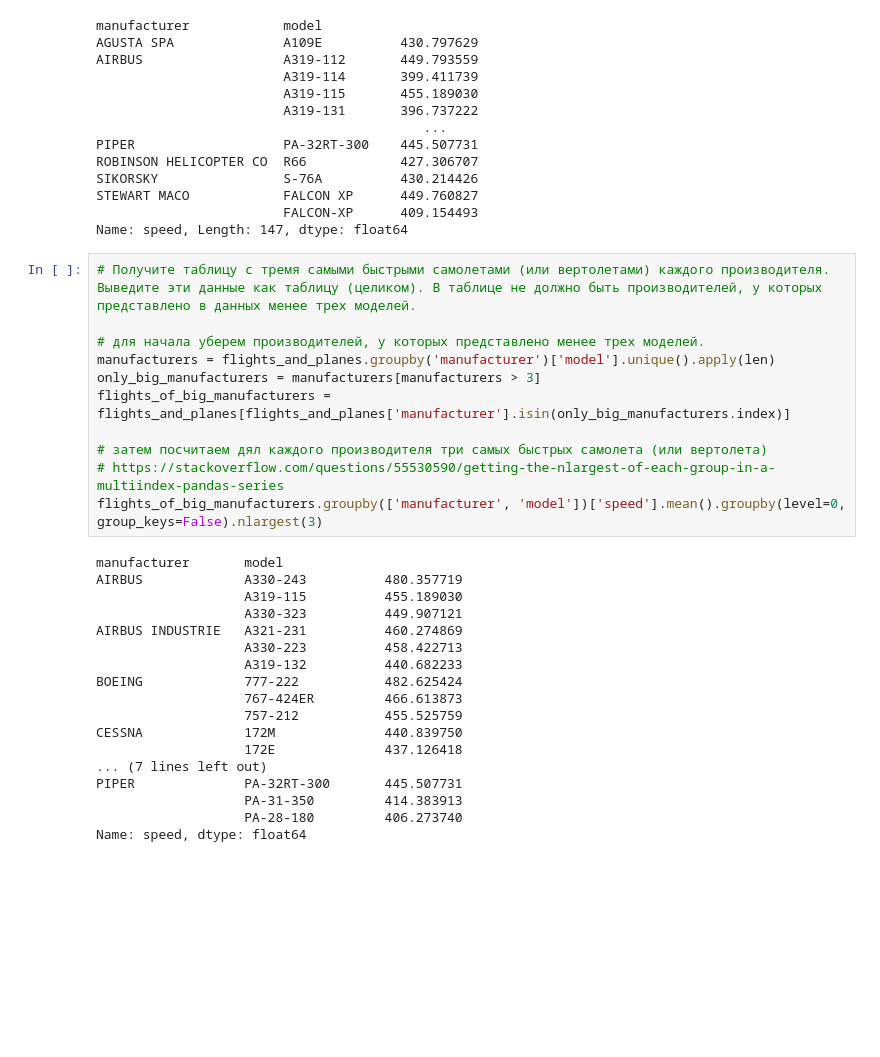
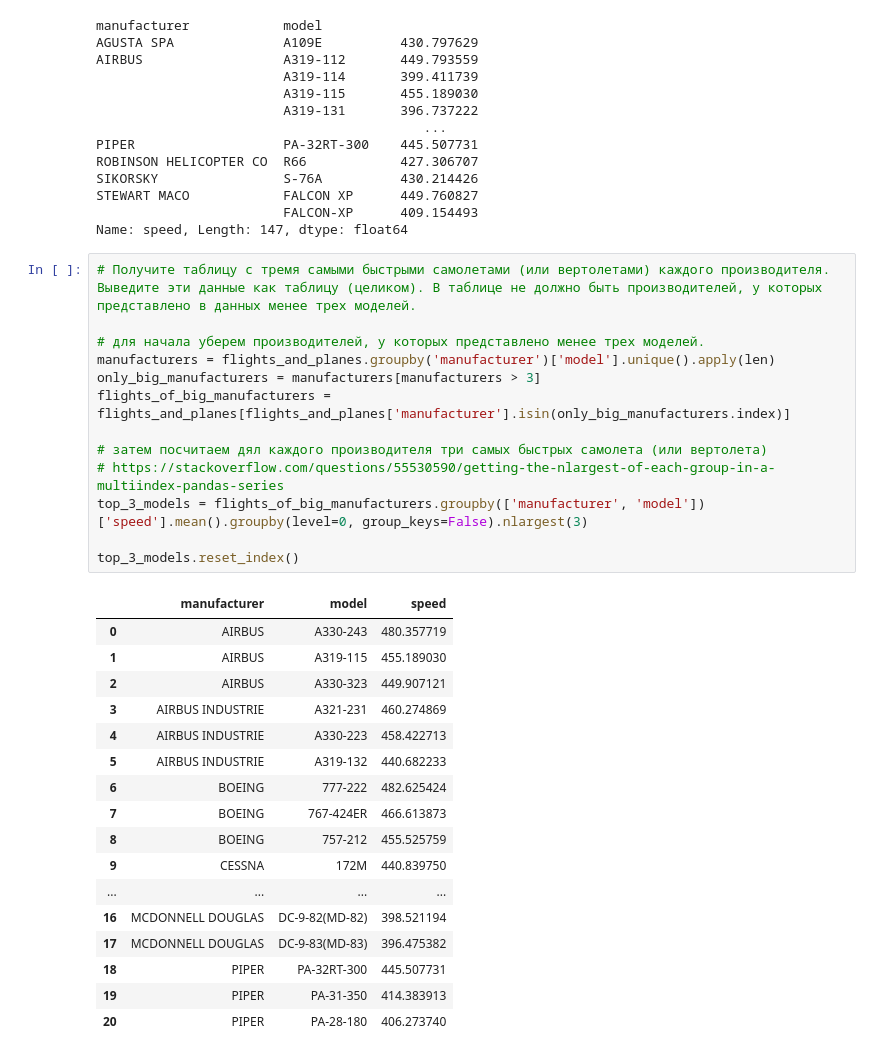
Before and after one commit to sevenzing/delete_this, a Jupyter notebook: assignment2/hw2.ipynb, the cells around one changed output. Saved outputs shown, nothing was run; the diff lists cells and outputs as text; blank space fills up the shorter version.

```diff
--- a/assignment2/hw2.ipynb
+++ b/assignment2/hw2.ipynb
@@ -637,29 +641,31 @@ Name: speed, Length: 147, dtype: float64
 # %%
 # Получите таблицу с тремя самыми быстрыми самолетами (или вертолетами) каждого производителя. Выведите эти данные как таблицу (целиком). В таблице не должно быть производителей, у которых представлено в данных менее трех моделей.
 
 # для начала уберем производителей, у которых представлено менее трех моделей.
 manufacturers = flights_and_planes.groupby('manufacturer')['model'].unique().apply(len)
 only_big_manufacturers = manufacturers[manufacturers > 3]
 flights_of_big_manufacturers = flights_and_planes[flights_and_planes['manufacturer'].isin(only_big_manufacturers.index)]
 
 # затем посчитаем дял каждого производителя три самых быстрых самолета (или вертолета)
 # https://stackoverflow.com/questions/55530590/getting-the-nlargest-of-each-group-in-a-multiindex-pandas-series
-flights_of_big_manufacturers.groupby(['manufacturer', 'model'])['speed'].mean().groupby(level=0, group_keys=False).nlargest(3)
+top_3_models = flights_of_big_manufacturers.groupby(['manufacturer', 'model'])['speed'].mean().groupby(level=0, group_keys=False).nlargest(3)
+
+top_3_models.reset_index()
 # %% [output]
-manufacturer       model
-AIRBUS             A330-243          480.357719
-                   A319-115          455.189030
-                   A330-323          449.907121
-AIRBUS INDUSTRIE   A321-231          460.274869
-                   A330-223          458.422713
-                   A319-132          440.682233
-BOEING             777-222           482.625424
-                   767-424ER         466.613873
-                   757-212           455.525759
-CESSNA             172M              440.839750
-                   172E              437.126418
-... (7 lines left out)
-PIPER              PA-32RT-300       445.507731
-                   PA-31-350         414.383913
-                   PA-28-180         406.273740
-Name: speed, dtype: float64
+|  | manufacturer | model | speed |
+| 0 | AIRBUS | A330-243 | 480.357719 |
+| 1 | AIRBUS | A319-115 | 455.189030 |
+| 2 | AIRBUS | A330-323 | 449.907121 |
+| 3 | AIRBUS INDUSTRIE | A321-231 | 460.274869 |
+| 4 | AIRBUS INDUSTRIE | A330-223 | 458.422713 |
+| 5 | AIRBUS INDUSTRIE | A319-132 | 440.682233 |
+| 6 | BOEING | 777-222 | 482.625424 |
+| 7 | BOEING | 767-424ER | 466.613873 |
+| 8 | BOEING | 757-212 | 455.525759 |
+| 9 | CESSNA | 172M | 440.839750 |
+| ... | ... | ... | ... |
+| 16 | MCDONNELL DOUGLAS | DC-9-82(MD-82) | 398.521194 |
+| 17 | MCDONNELL DOUGLAS | DC-9-83(MD-83) | 396.475382 |
+| 18 | PIPER | PA-32RT-300 | 445.507731 |
+| 19 | PIPER | PA-31-350 | 414.383913 |
+| 20 | PIPER | PA-28-180 | 406.273740 |
```
Also changed, not shown: parts of 3 cells of this notebook.
